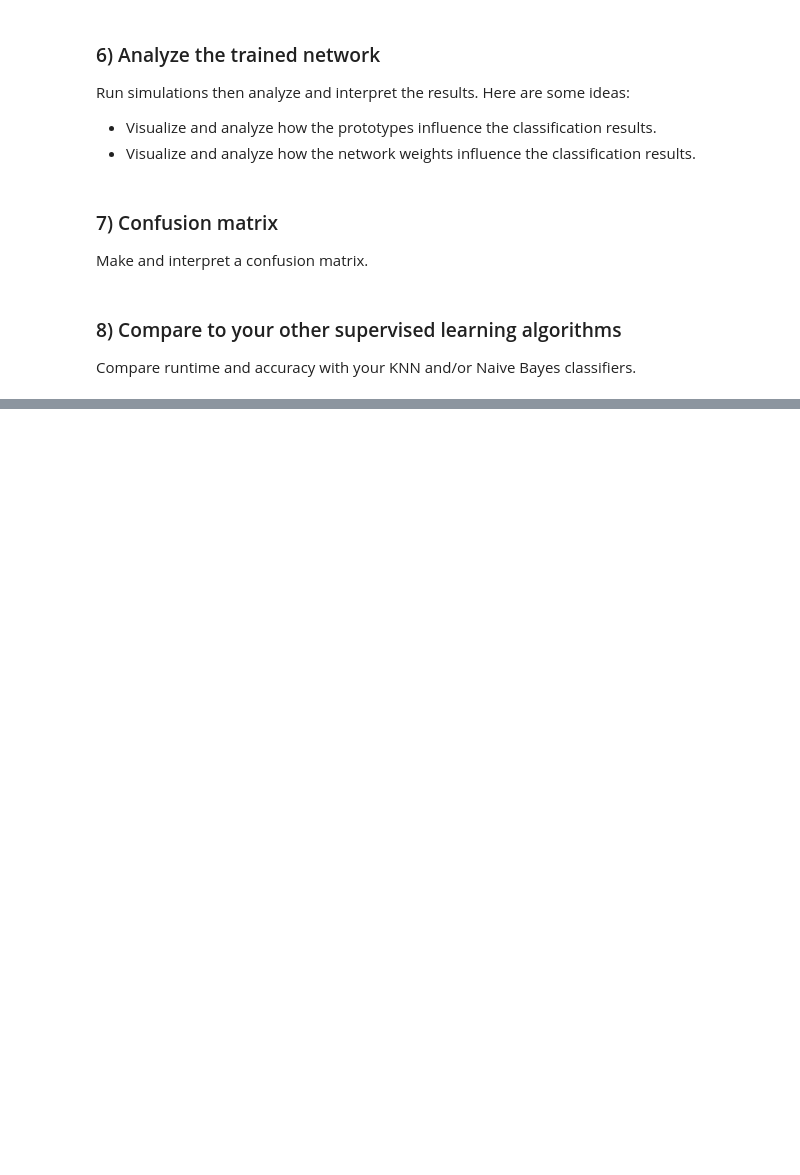
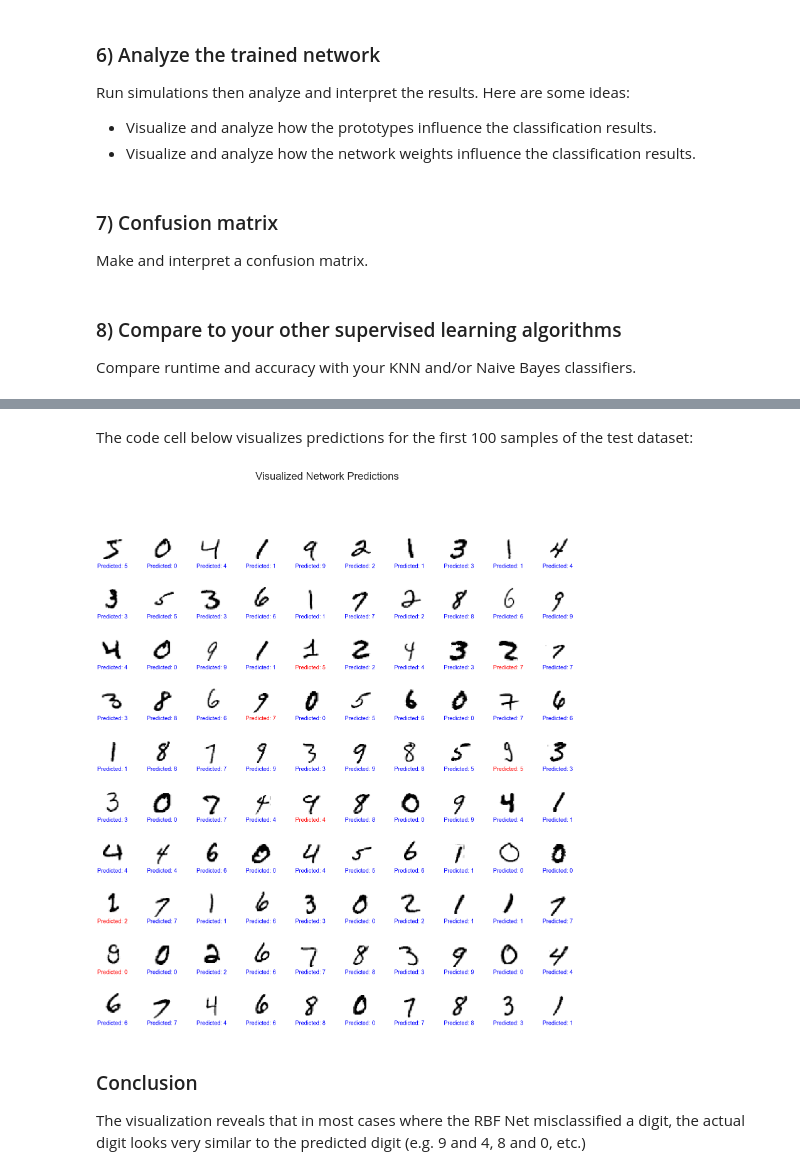
Before and after one commit to francisohara24/CS251, a Jupyter notebook: project_7/rbf.ipynb, the cells around one changed output, grey strips where cells are left out. Drawn from its saved outputs; the diff is of its cells as text; code cells hidden in the pictures; blank space fills up the shorter version.

```diff
--- a/project_7/rbf.ipynb
+++ b/project_7/rbf.ipynb
@@ -424,11 +421,16 @@ Train a RBF network on MNIST. **Your goal is to get >=90% accuracy on both train
 - Use the code below to visualize your hidden layer prototypes to help with debugging (assumes your network is called `mnist_net`). Your prototypes should look like images of certain digits, perhaps a little blurrier.
 # %%
 mnist_net = RBF_Net(150, 10)
-mnist_net.initialize(x_train)
-mnist_net.train(x_train)
+x_train_mini = x_train[:2000]
+y_train_mini = y_train[:2000]
+mnist_net.initialize(x_train_mini)
+mnist_net.train(x_train_mini, y_train_mini)
 
-y_pred_train = mnist_net.predict(x_train)
-accuracy_train = mnist_net.accuracy(y_pred_train, y_train)
+y_pred_train = mnist_net.predict(x_train_mini)
+accuracy_train = mnist_net.accuracy(y_pred_train, y_train_mini)
 
 y_pred_test = mnist_net.predict(x_test)
 accuracy_test = mnist_net.accuracy(y_pred_test, y_test)
+
+print(f"Train accuracy: {accuracy_train}")
+print(f"Test accuracy: {accuracy_test}")
@@ -517,0 +833,9 @@ Compare runtime and accuracy with your KNN and/or Naive Bayes classifiers.
+# %% [markdown]
+The code cell below visualizes predictions for the first 100 samples of the test dataset:
+# %%
+visualize_predictions(x_train[:100], y_train[:100], y_pred_original_train[:100])
+# %% [output]
+[figure, added]
+# %% [markdown]
+### Conclusion
+The visualization reveals that in most cases where the RBF Net misclassified a digit, the actual digit looks very similar to the predicted digit (e.g. 9 and 4, 8 and 0, etc.)
```
Also changed, not shown: parts of 34 cells of this notebook, 2 other files.
